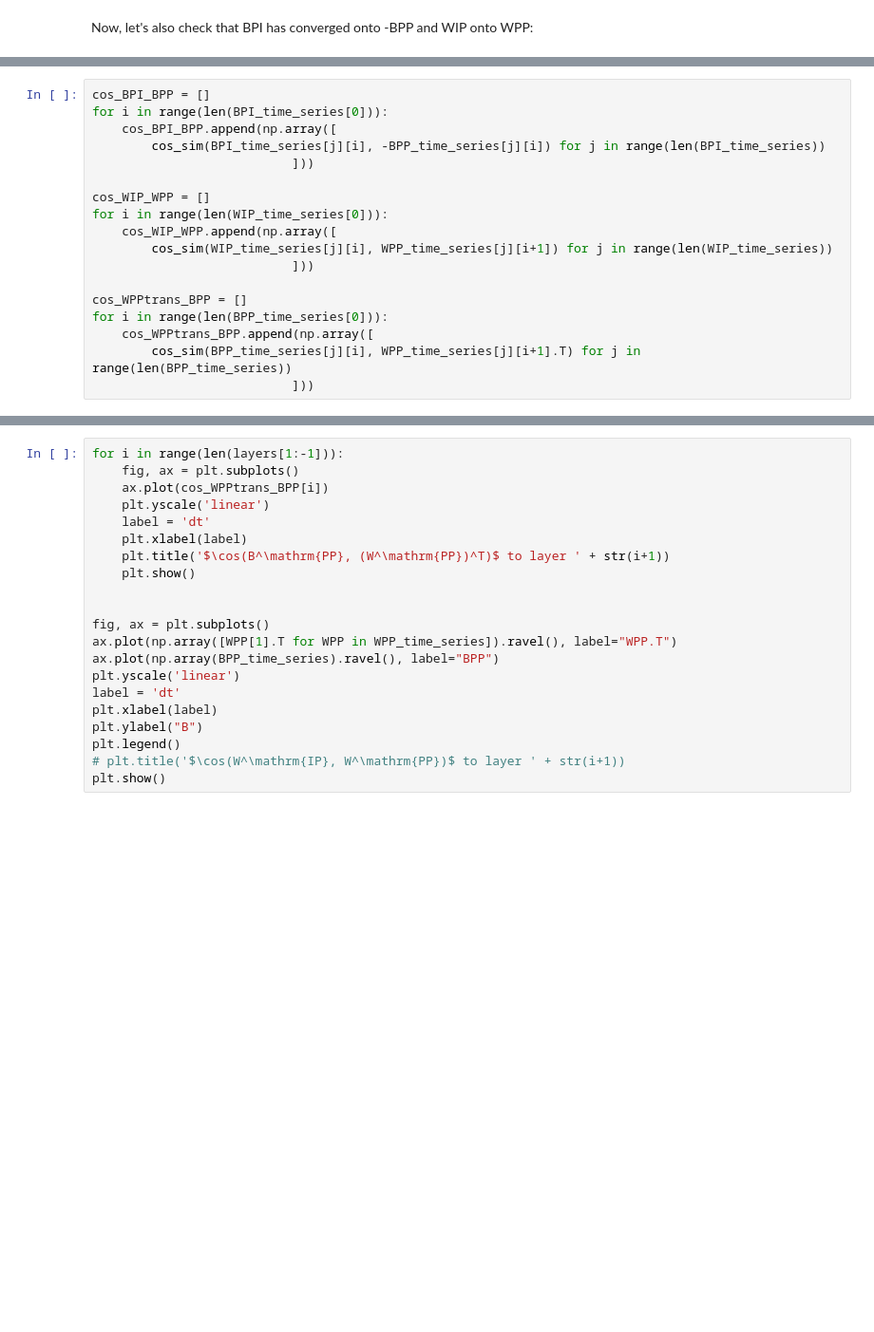
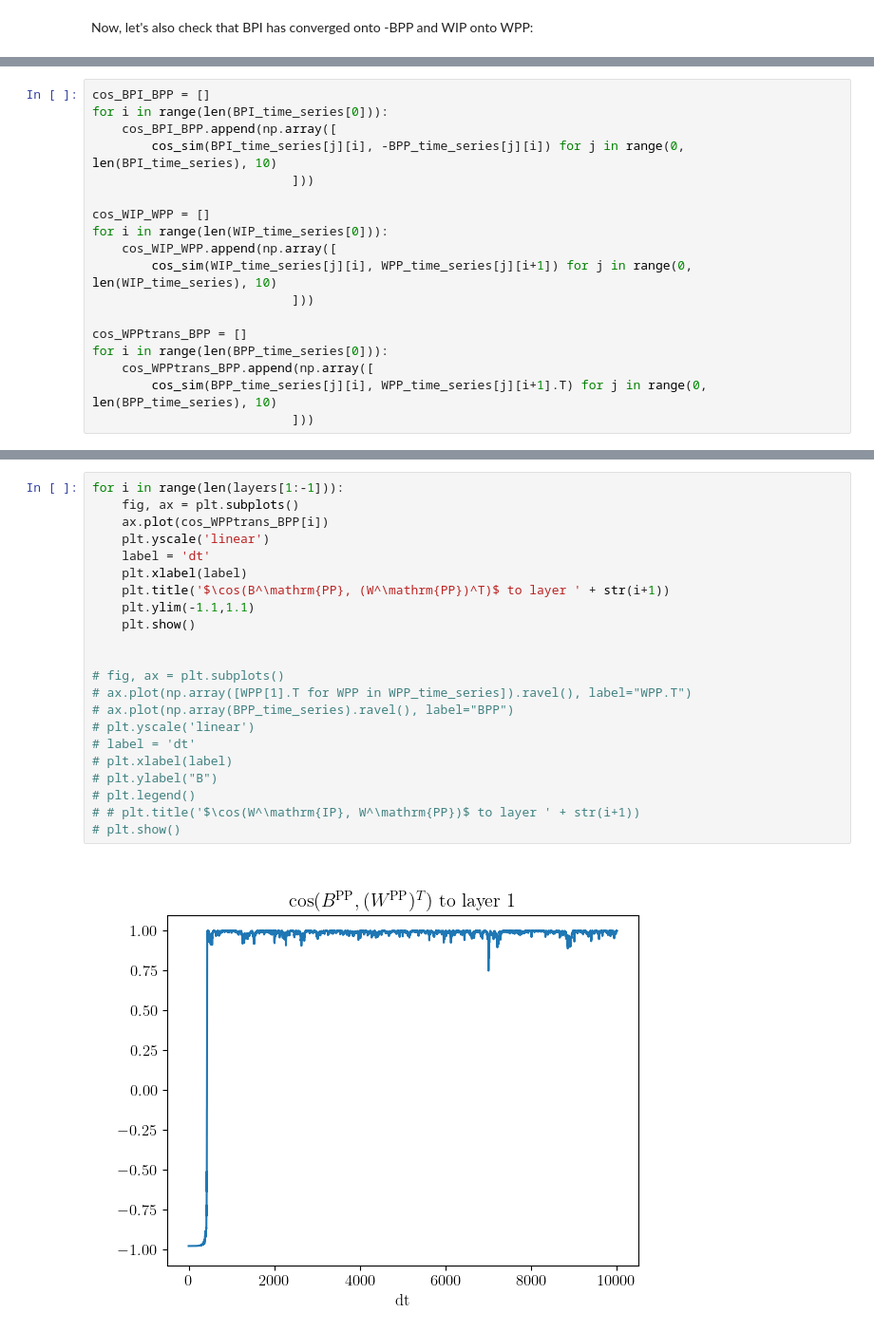
Before and after one commit to kma-code/Phaseless-Alignment-Learning, a Jupyter notebook: RtDeep/RtDeep simple demo.ipynb, the cells around one changed output, grey strips where cells are left out. Shown at 95% size. Saved outputs shown, nothing was run; the diff lists cells and outputs as text; blank space fills up the shorter version.

```diff
--- a/RtDeep/RtDeep simple demo.ipynb
+++ b/RtDeep/RtDeep simple demo.ipynb
@@ -177,17 +212,17 @@ len(BPP_time_series)
 cos_BPI_BPP = []
 for i in range(len(BPI_time_series[0])):
     cos_BPI_BPP.append(np.array([
-        cos_sim(BPI_time_series[j][i], -BPP_time_series[j][i]) for j in range(len(BPI_time_series))
+        cos_sim(BPI_time_series[j][i], -BPP_time_series[j][i]) for j in range(0, len(BPI_time_series), 10)
                            ]))
 
 cos_WIP_WPP = []
 for i in range(len(WIP_time_series[0])):
     cos_WIP_WPP.append(np.array([
-        cos_sim(WIP_time_series[j][i], WPP_time_series[j][i+1]) for j in range(len(WIP_time_series))
+        cos_sim(WIP_time_series[j][i], WPP_time_series[j][i+1]) for j in range(0, len(WIP_time_series), 10)
                            ]))
 
 cos_WPPtrans_BPP = []
 for i in range(len(BPP_time_series[0])):
     cos_WPPtrans_BPP.append(np.array([
-        cos_sim(BPP_time_series[j][i], WPP_time_series[j][i+1].T) for j in range(len(BPP_time_series))
+        cos_sim(BPP_time_series[j][i], WPP_time_series[j][i+1].T) for j in range(0, len(BPP_time_series), 10)
                            ]))
@@ -194,24 +250,27 @@ for i in range(len(BPP_time_series[0])):
 # %%
 for i in range(len(layers[1:-1])):
     fig, ax = plt.subplots()
     ax.plot(cos_WPPtrans_BPP[i])
     plt.yscale('linear')
     label = 'dt'
     plt.xlabel(label)
     plt.title('$\cos(B^\mathrm{PP}, (W^\mathrm{PP})^T)$ to layer ' + str(i+1))
+    plt.ylim(-1.1,1.1)
     plt.show()
 
 
-fig, ax = plt.subplots()
-ax.plot(np.array([WPP[1].T for WPP in WPP_time_series]).ravel(), label="WPP.T")
-ax.plot(np.array(BPP_time_series).ravel(), label="BPP")
-plt.yscale('linear')
-label = 'dt'
-plt.xlabel(label)
-plt.ylabel("B")
-plt.legend()
-# plt.title('$\cos(W^\mathrm{IP}, W^\mathrm{PP})$ to layer ' + str(i+1))
-plt.show()
+# fig, ax = plt.subplots()
+# ax.plot(np.array([WPP[1].T for WPP in WPP_time_series]).ravel(), label="WPP.T")
+# ax.plot(np.array(BPP_time_series).ravel(), label="BPP")
+# plt.yscale('linear')
+# label = 'dt'
+# plt.xlabel(label)
+# plt.ylabel("B")
+# plt.legend()
+# # plt.title('$\cos(W^\mathrm{IP}, W^\mathrm{PP})$ to layer ' + str(i+1))
+# plt.show()
+# %% [output]
+[figure, added]
 # %%
 for i in range(len(layers[1:-1])):
     fig, ax = plt.subplots()
```
Also changed, not shown: parts of 17 cells of this notebook, 1 other file.
